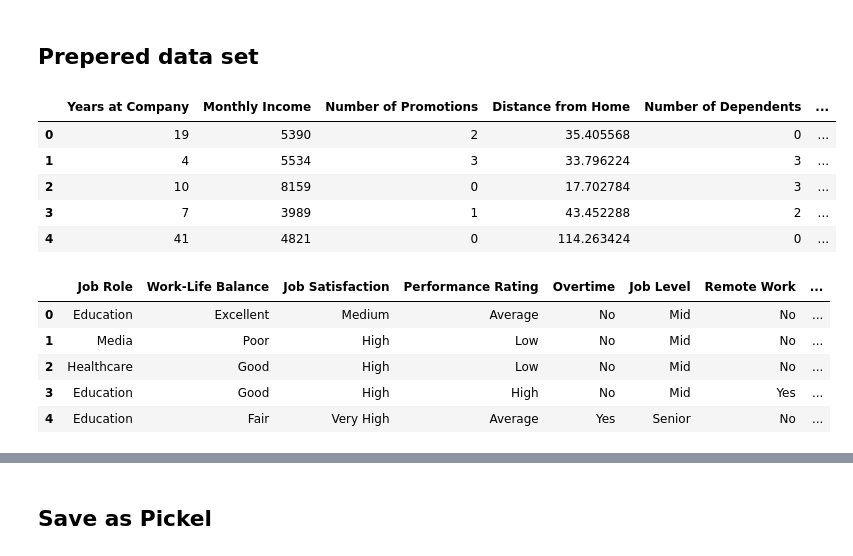
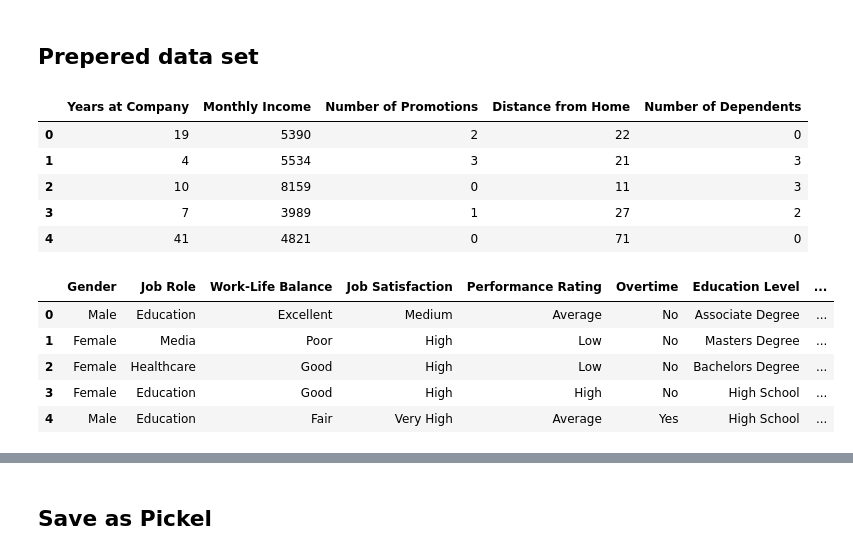
Before and after one commit to KfirTayar/Employee_Attrition_Analysis, a Jupyter notebook: notebooks/Employee_Attrition_Data_Preparation.ipynb, the cells around one changed output, grey strips where cells are left out. Cells and saved outputs as stored; diff of their text form; code cells hidden in the pictures.

```diff
--- a/notebooks/Employee_Attrition_Data_Preparation.ipynb
+++ b/notebooks/Employee_Attrition_Data_Preparation.ipynb
@@ -61,7 +61,6 @@ memory usage: 13.6+ MB
 # %%
-# Make all the Object type features to Category type
-for col in df.select_dtypes(['object']):
-    df[col] = df[col].astype('category')
+# Make all the Object type features into Category type
+df = turn_object_into_category(df)
 # %%
 # Chack if there is a need to reduce categories
 display_category_summary(df)
@@ -87,4 +86,4 @@ display_category_summary(df)
 # %% [markdown]
 ## Remove panctuation
 # %%
-df['Education Level'] = df['Education Level'].str.replace("'", "")
+df['Education Level'] = df['Education Level'].str.replace("’", "").astype("category")
@@ -93,27 +89,0 @@ df['Education Level'] = df['Education Level'].str.replace("'", "")
-# %%
-# Calculate the annual income from the monthly income
-df['Annual Income'] = df['Monthly Income'] * 12
-
-# Calculate the age when the employee started at the company
-df['Start Age'] = df['Age'] - df['Years at Company']
-
-# Chack if the employee has worked at the company for at least 10 years
-df['At Least Decade'] = df['Years at Company'] >= 10
-
-# Assuming each promotion results in a 10% increase in monthly income
-promotion_factor = 0.10
-df['Total Compensation'] = df['Monthly Income'] * (1 + df['Number of Promotions'] * promotion_factor)
-
-# One-hot Encoding for some features
-df = pd.get_dummies(data=df, columns=['Gender', 'Marital Status', 'Company Size'])
-
-# The average time (years) for promotion (Assuming each promotion gets after an equal number of years)
-df['avg time for promotion'] = np.where(df['Number of Promotions'] > 0,
-                                        df['Years at Company'] // df['Number of Promotions'],
-                                        0)
-
-# Check if the employee has people to take care of
-df['Has Dependents'] = (df['Number of Dependents'] > 0).astype(int)
-
-# Convert miles to kilometers
-df['Distance from Home'] = df['Distance from Home'] * 1.609344
@@ -171,23 +154,23 @@ df = drop_selected_cols(df, cols_to_drop)
 # %% [markdown]
 ## Prepered data set
 # %%
-df.select_dtypes(['int64', 'float64']).head()
+df.select_dtypes(['int64', 'int32', 'float64']).head()
 # %% [output]
-|  | Years at Company | Monthly Income | Number of Promotions | Distance from Home | Number of Dependents | ... |
-| 0 | 19 | 5390 | 2 | 35.405568 | 0 | ... |
-| 1 | 4 | 5534 | 3 | 33.796224 | 3 | ... |
-| 2 | 10 | 8159 | 0 | 17.702784 | 3 | ... |
-| 3 | 7 | 3989 | 1 | 43.452288 | 2 | ... |
-| 4 | 41 | 4821 | 0 | 114.263424 | 0 | ... |
+|  | Years at Company | Monthly Income | Number of Promotions | Distance from Home | Number of Dependents |
+| 0 | 19 | 5390 | 2 | 22 | 0 |
+| 1 | 4 | 5534 | 3 | 21 | 3 |
+| 2 | 10 | 8159 | 0 | 11 | 3 |
+| 3 | 7 | 3989 | 1 | 27 | 2 |
+| 4 | 41 | 4821 | 0 | 71 | 0 |
 # %%
 df.select_dtypes(['category']).head()
 # %% [output]
-|  | Job Role | Work-Life Balance | Job Satisfaction | Performance Rating | Overtime | Job Level | Remote Work | ... |
-| 0 | Education | Excellent | Medium | Average | No | Mid | No | ... |
-| 1 | Media | Poor | High | Low | No | Mid | No | ... |
-| 2 | Healthcare | Good | High | Low | No | Mid | No | ... |
-| 3 | Education | Good | High | High | No | Mid | Yes | ... |
-| 4 | Education | Fair | Very High | Average | Yes | Senior | No | ... |
+|  | Gender | Job Role | Work-Life Balance | Job Satisfaction | Performance Rating | Overtime | Education Level | ... |
+| 0 | Male | Education | Excellent | Medium | Average | No | Associate Degree | ... |
+| 1 | Female | Media | Poor | High | Low | No | Masters Degree | ... |
+| 2 | Female | Healthcare | Good | High | Low | No | Bachelors Degree | ... |
+| 3 | Female | Education | Good | High | High | No | High School | ... |
+| 4 | Male | Education | Fair | Very High | Average | Yes | High School | ... |
 # %%
 df.describe().round(2)
 # %% [output]
```
Also changed, not shown: parts of 8 cells of this notebook, 3 other files.
